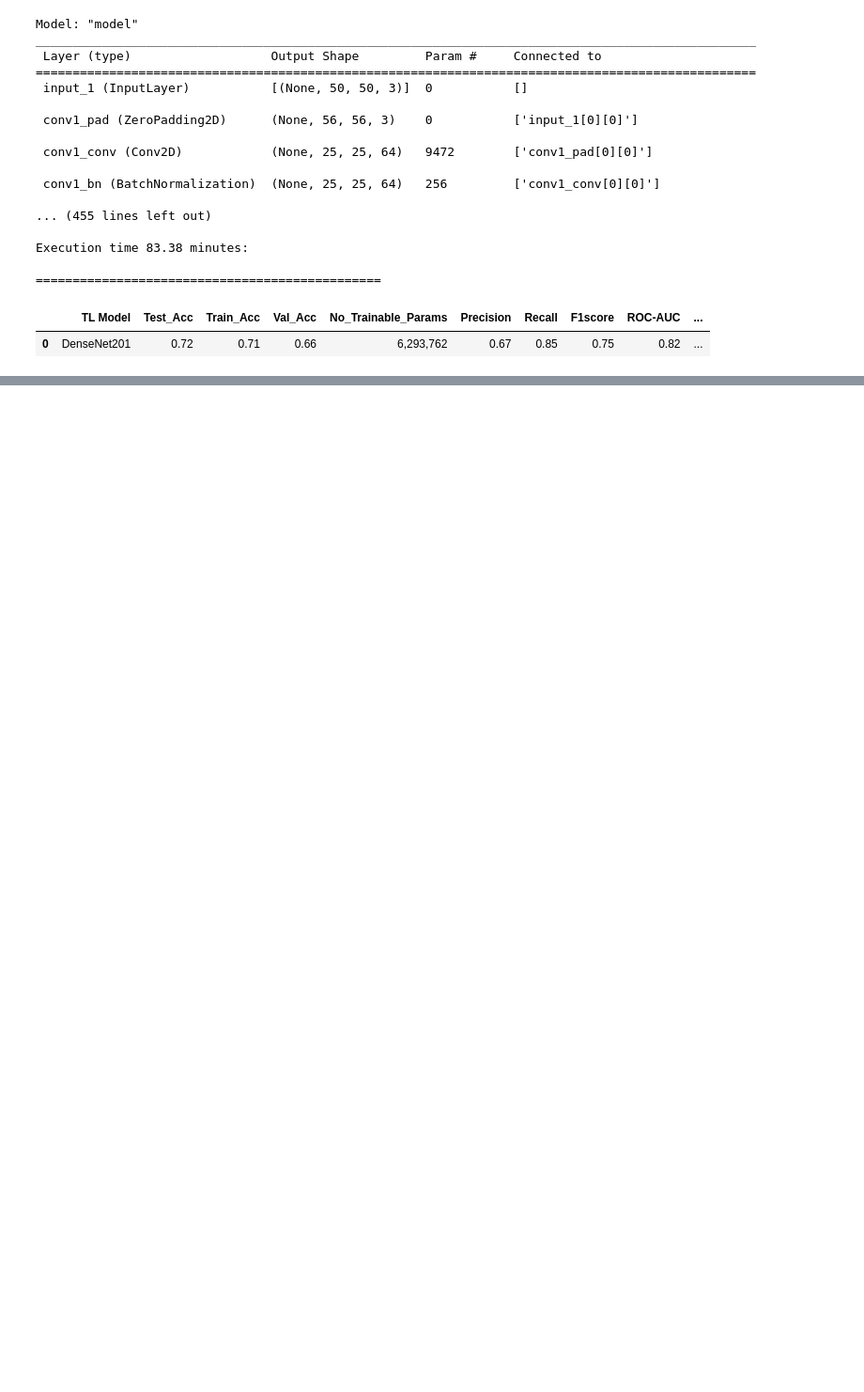
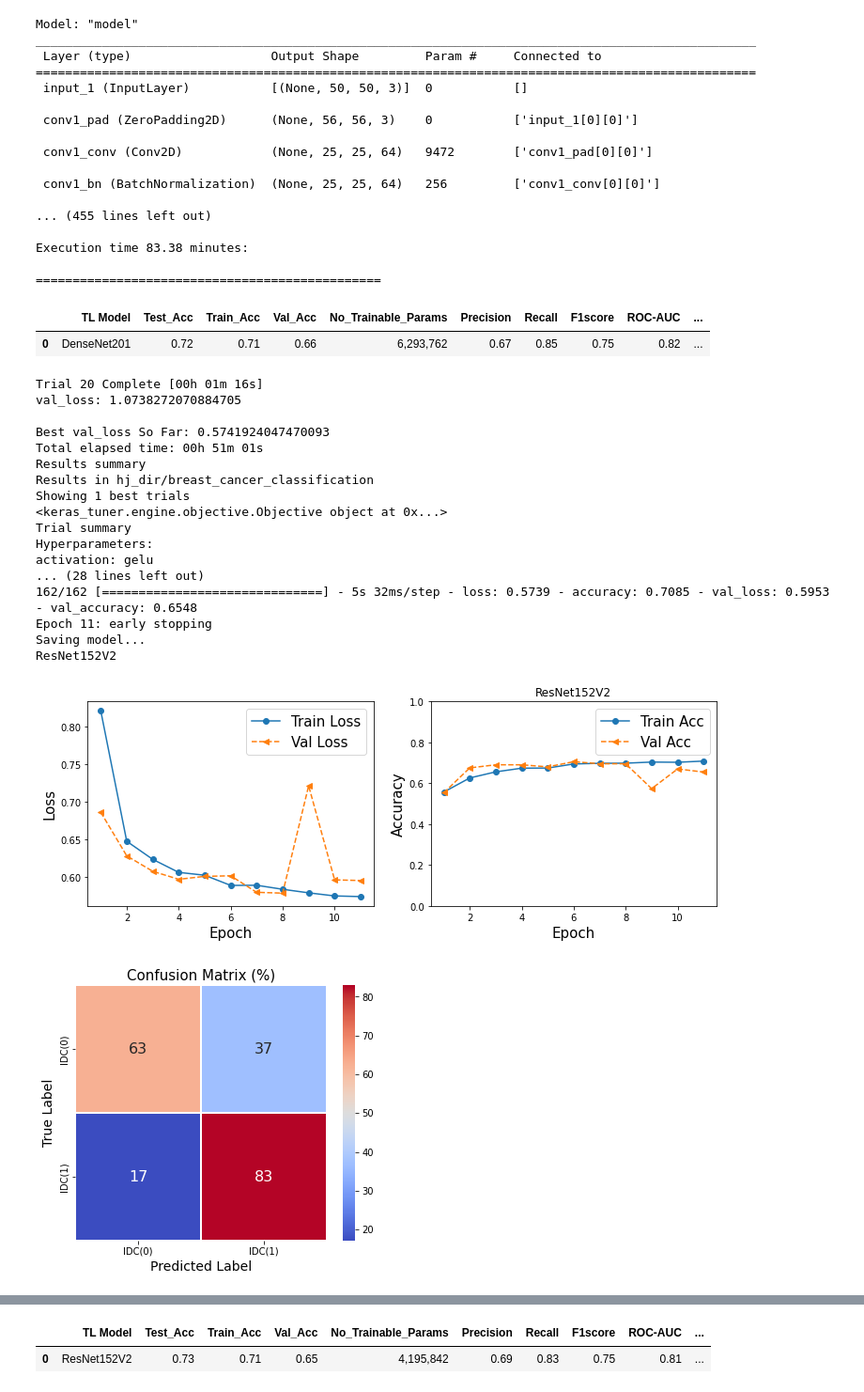
Before and after one commit to heesukjang/W207_AppliedML_Fall2022, a Jupyter notebook: 12_4_933am_AllRun_test_hps_tuning_with_transfer_learning_.ipynb, the cells around one changed output, grey strips where cells are left out. Shown at 94% size. Saved outputs shown, nothing was run; the diff lists cells and outputs as text; code cells hidden in the pictures; blank space fills up the shorter version.

```diff
--- a/12_4_933am_AllRun_test_hps_tuning_with_transfer_learning_.ipynb
+++ b/12_4_933am_AllRun_test_hps_tuning_with_transfer_learning_.ipynb
@@ -2101,16 +2086,36 @@ Execution time 83.38 minutes:
 |  | TL Model | Test_Acc | Train_Acc | Val_Acc | No_Trainable_Params | Precision | Recall | F1score | ROC-AUC | ... |
 | 0 | DenseNet201 | 0.72 | 0.71 | 0.66 | 6,293,762 | 0.67 | 0.85 | 0.75 | 0.82 | ... |
 # %%
-# perf_summary_resnet152v2_m1 = experimenting_cnn_with_tl(chosen_model='ResNet152V2',
-#                                 image_size = 50,
-#                                 max_trials=20,
-#                                 batch_size=64,
-#                                 epochs=20,
-#                                 brightness_delta=random.choice([.2,.3,.4]),
-#                                 contrast_factor=random.choice([2,3,4]),
-#                                 angle=90,
-#                                 right=random.choice([6,10,12]),
-#                                 up=random.choice([-5,-7,-9]),
-#                                 left=random.choice([-6,-10,-12]),
-#                                 down=random.choice([5,7,9]))
-# perf_summary_resnet152v2_m1
+perf_summary_resnet152v2_m1 = experimenting_cnn_with_tl(chosen_model='ResNet152V2',
+                                image_size = 50,
+                                max_trials=30,
+                                batch_size=64,
+                                epochs=20,
+                                brightness_delta=random.choice([.2,.3,.4]),
+                                contrast_factor=random.choice([2,3,4]),
+                                angle=90,
+                                right=random.choice([6,10,12]),
+                                up=random.choice([-5,-7,-9]),
+                                left=random.choice([-6,-10,-12]),
+                                down=random.choice([5,7,9]))
+perf_summary_resnet152v2_m1
+# %% [output]
+Trial 20 Complete [00h 01m 16s]
+val_loss: 1.0738272070884705
+
+Best val_loss So Far: 0.5741924047470093
+Total elapsed time: 00h 51m 01s
+Results summary
+Results in hj_dir/breast_cancer_classification
+Showing 1 best trials
+<keras_tuner.engine.objective.Objective object at 0x...>
+Trial summary
+Hyperparameters:
+activation: gelu
+... (28 lines left out)
+162/162 [==============================] - 5s 32ms/step - loss: 0.5739 - accuracy: 0.7085 - val_loss: 0.5953 - val_accuracy: 0.6548
+Epoch 11: early stopping
+Saving model...
+ResNet152V2
+[figure, added]
+[figure, added]
@@ -2117,3 +2142,5 @@ Execution time 83.38 minutes:
+|  | TL Model | Test_Acc | Train_Acc | Val_Acc | No_Trainable_Params | Precision | Recall | F1score | ROC-AUC | ... |
+| 0 | ResNet152V2 | 0.73 | 0.71 | 0.65 | 4,195,842 | 0.69 | 0.83 | 0.75 | 0.81 | ... |
 # %%
 tl_models = [perf_summary_vgg16,
              perf_summary_resnet50_m1,
```
Also changed, not shown: parts of 3 cells of this notebook.
